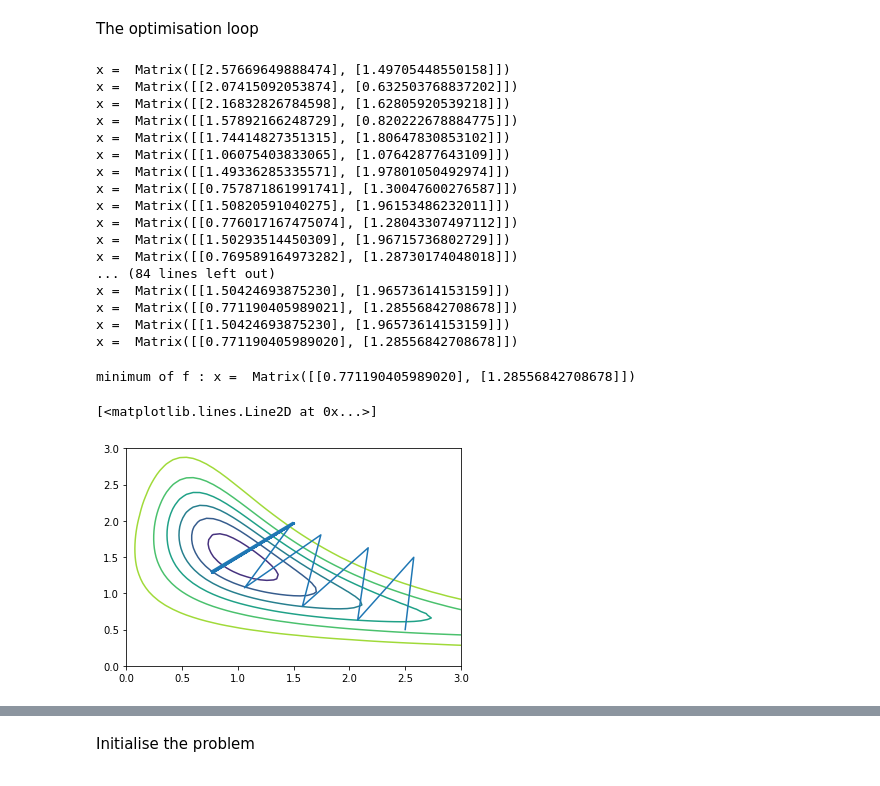
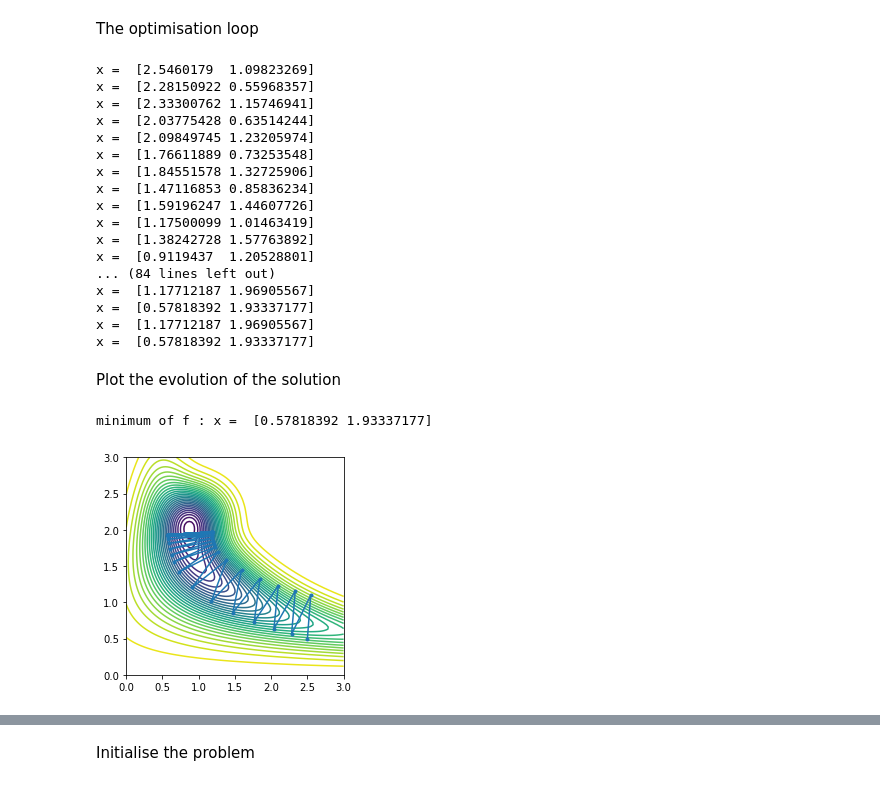
Before and after one commit to taranehsayadi/taranehsayadi.github.io, a Jupyter notebook: MU5MEF41/PS/PS1_soln.ipynb, the cells around one changed output, grey strips where cells are left out. Drawn from its saved outputs; the diff is of its cells as text; code cells hidden in the pictures.

```diff
--- a/MU5MEF41/PS/PS1_soln.ipynb
+++ b/MU5MEF41/PS/PS1_soln.ipynb
@@ -35,4 +36,0 @@ First define the function and the gradient symbolically
-# %%
-x1, x2, alpha = sp.symbols('x1 x2 alpha', real=True)    # Creating the variables
-f             = -sp.exp(-(x1*x2 - 1.5)**2-(x2-1.5)**2)  # Function to minimize
-gradf         = sp.Matrix([f.diff(x1), f.diff(x2)])     # Function Gradient
@@ -41,57 +71,64 @@ gradf         = sp.Matrix([f.diff(x1), f.diff(x2)])     # Function Gradient
 # %% [markdown]
 Initialise the problem
 # %%
-x = sp.Matrix([2.5, 0.5])        # First initial guess
-eps = 1e-1                       # Precision
+x0 = np.array([2.5, 0.5])       # First initial guess
+x = x0.copy()
+eps = 1e-3                       # Precision (on the gradient norm, not the step length)
+step_size = 0.6                  # fixed step length along the descent direction
+
+# variables defined for plotting
 stepDiffTab = np.array([])
-stepDiff = 1                     # Difference between 2 steps, init at 1 for the loop
+stepDiff = 1                     # Gradient norm, init at 1 for the loop
 stepCounter = 0                  # Number of steps
 # %% [markdown]
 The optimisation loop
 # %%
-trajectory_sd  = np.array([[2.5],[0.5]])                  # Trajectory of x
+trajectory_sd = x0.reshape(2, 1).copy()   # Trajectory of x
 
-
-while  ((stepDiff > eps) and (stepCounter < 100)) :
-
+while (stepDiff > eps) and (stepCounter < 100):
 
     # Calculating dk
-    g     = sp.Matrix(gradf.subs(x1, x[0]).subs(x2, x[1]))
-    normg = np.linalg.norm(np.array([g[0], g[1]], dtype=float))
-    d     = -g/normg
+    g = numerical_gradient(f, x)     # estimate the gradient at x
+    d = -g / np.linalg.norm(g)       # normalise the gradient to get a unit descent direction
 
-    x     = x + d
+    x = x + step_size * d            # update x: take a step of length step_size along d
+    stepDiff = np.linalg.norm(g)     # stop once the gradient is (near) zero
 
     # Keeping x values
-    trajectory_sd = np.hstack((trajectory_sd, x))
-    stepDiffTab = np.append(stepDiffTab,stepDiff)
+    trajectory_sd = np.hstack((trajectory_sd, x.reshape(2, 1)))
+    # Keeping the gradient norm
+    stepDiffTab = np.append(stepDiffTab, stepDiff)
+    # printing the value of x at each step
     print('x = ', x)
     stepCounter += 1
 # %% [output]
-x =  Matrix([[2.57669649888474], [1.49705448550158]])
-x =  Matrix([[2.07415092053874], [0.632503768837202]])
-x =  Matrix([[2.16832826784598], [1.62805920539218]])
-x =  Matrix([[1.57892166248729], [0.820222678884775]])
-x =  Matrix([[1.74414827351315], [1.80647830853102]])
-x =  Matrix([[1.06075403833065], [1.07642877643109]])
-x =  Matrix([[1.49336285335571], [1.97801050492974]])
-x =  Matrix([[0.757871861991741], [1.30047600276587]])
-x =  Matrix([[1.50820591040275], [1.96153486232011]])
-x =  Matrix([[0.776017167475074], [1.28043307497112]])
-x =  Matrix([[1.50293514450309], [1.96715736802729]])
-x =  Matrix([[0.769589164973282], [1.28730174048018]])
+x =  [2.5460179  1.09823269]
+x =  [2.28150922 0.55968357]
+x =  [2.33300762 1.15746941]
+x =  [2.03775428 0.63514244]
+x =  [2.09849745 1.23205974]
+x =  [1.76611889 0.73253548]
+x =  [1.84551578 1.32725906]
+x =  [1.47116853 0.85836234]
+x =  [1.59196247 1.44607726]
+x =  [1.17500099 1.01463419]
+x =  [1.38242728 1.57763892]
+x =  [0.9119437  1.20528801]
 ... (84 lines left out)
-x =  Matrix([[1.50424693875230], [1.96573614153159]])
-x =  Matrix([[0.771190405989021], [1.28556842708678]])
-x =  Matrix([[1.50424693875230], [1.96573614153159]])
-x =  Matrix([[0.771190405989020], [1.28556842708678]])
+x =  [1.17712187 1.96905567]
+x =  [0.57818392 1.93337177]
+x =  [1.17712187 1.96905567]
+x =  [0.57818392 1.93337177]
+# %% [markdown]
+Plot the evolution of the solution
 # %%
 print('minimum of f : x = ', x)
 
-plt.contour(X,Y,F)
-plt.plot(trajectory_sd[0], trajectory_sd[1])
+plt.contour(X, Y, F, levels=30)
+plt.plot(trajectory_sd[0], trajectory_sd[1], '-o', markersize=3)
+plt.axis('image')
+plt.show()
 # %% [output]
-minimum of f : x =  Matrix([[0.771190405989020], [1.28556842708678]])
+minimum of f : x =  [0.57818392 1.93337177]
-[<matplotlib.lines.Line2D at 0x...>]
-[figure, old version]
+[figure, new version]
 # %% [markdown]
```
Also changed, not shown: parts of 24 cells of this notebook, 3 other files.
